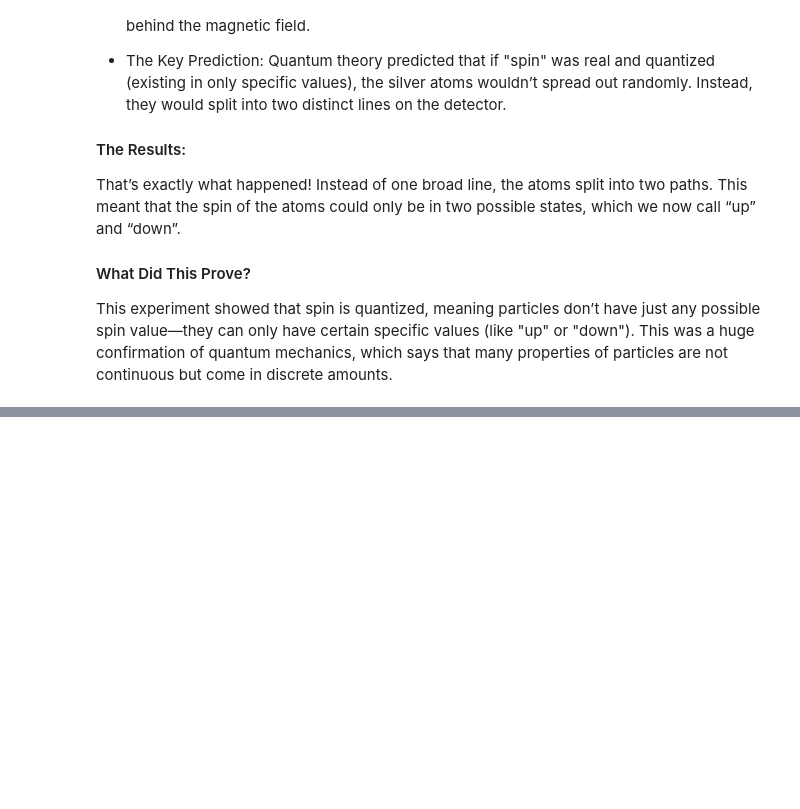
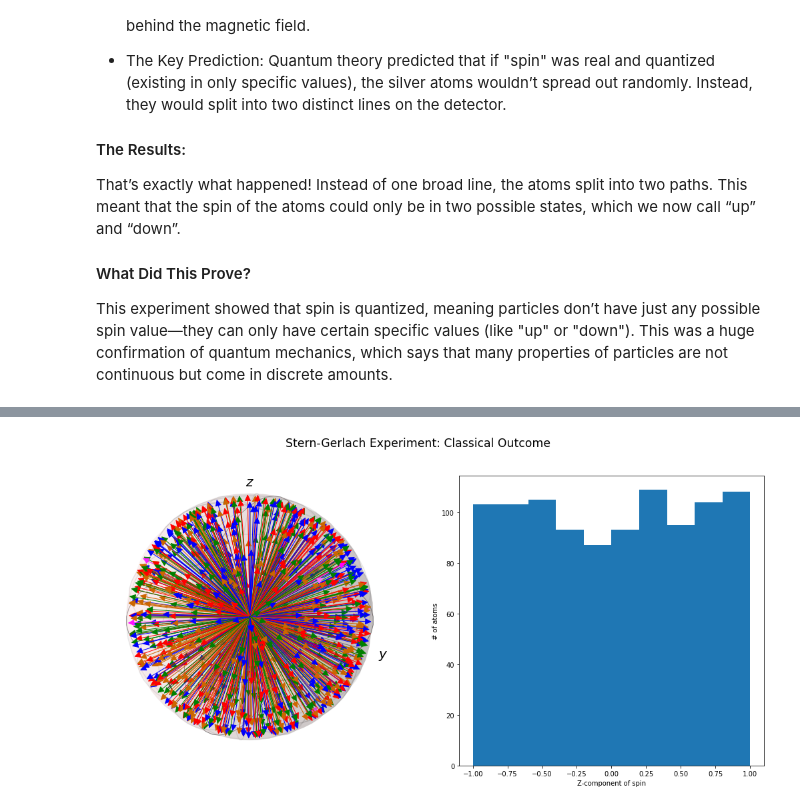
Before and after one commit to aarshitaacharya/quantum-projects, a Jupyter notebook: 5.stern_gerlach_experiment.ipynb, the cells around one changed output, grey strips where cells are left out. Cells and saved outputs as stored; diff of their text form; code cells hidden in the pictures; blank space fills up the shorter version.

Commit message:
fixed image not rendering bug

```diff
--- a/5.stern_gerlach_experiment.ipynb
+++ b/5.stern_gerlach_experiment.ipynb
@@ -37,0 +65,40 @@ ModuleNotFoundError: No module named 'qutip'
+# %%
+classical_up = np.array([0,0,1]) # This vector indicates a direction along the z axis. And in context of spin this is the up state.
+
+def classical_spin(c):
+    return classical_up.dot(c) # this function computes how much our vector c aligns with the z direction
+# %%
+# now let us simulate the experiment
+def classical_stern_gerlach(n):
+    # here n represents the number of atoms or particles to simulate
+
+    directions = [random_direction() for _ in range(n)]
+    atoms = [classical_state(d) for d in directions]
+    spins = [classical_spin(c) for c in atoms]
+
+    return atoms, spins
+
+# here we generated random directions for a number of atoms, and converted that to cartesian and measures the z component of the spin for each atom
+# %%
+def plot_classical_results(atoms, spins):
+    fig = plt.figure(figsize=(18.0, 8.0))
+    fig.suptitle("Stern-Gerlach Experiment: Classical Outcome", fontsize="xx-large")
+
+    ax1 = plt.subplot(1, 2, 1, projection='3d')
+    ax2 = plt.subplot(1, 2, 2)
+
+    b = qutip.Bloch(fig=fig, axes=ax1)
+    b.vector_width = 1
+    b.vector_color = ["#ff{:x}0ff".format(i, i) for i in range(10)]
+    b.zlabel = ["$z$", ""]
+    b.add_vectors(atoms)
+    b.make_sphere()
+
+    ax2.hist(spins)
+    ax2.set_xlabel("Z-component of spin")
+    ax2.set_ylabel("# of atoms")
+# %%
+atoms, spins = classical_stern_gerlach(1000)
+plot_classical_results(atoms, spins)
+# %% [output]
+[figure, added]
```
Also changed, not shown: parts of 6 cells of this notebook.
